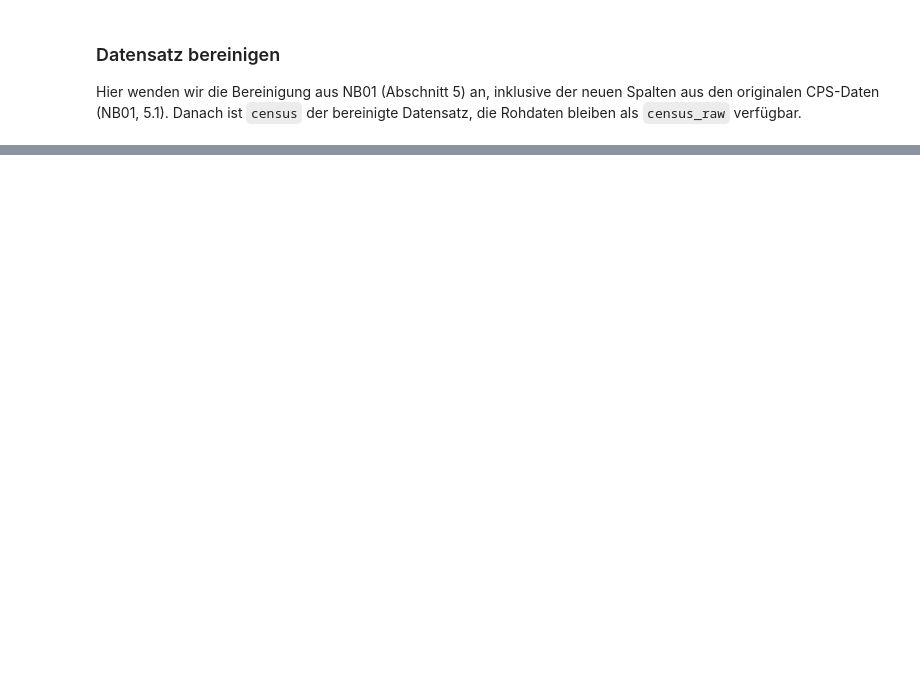
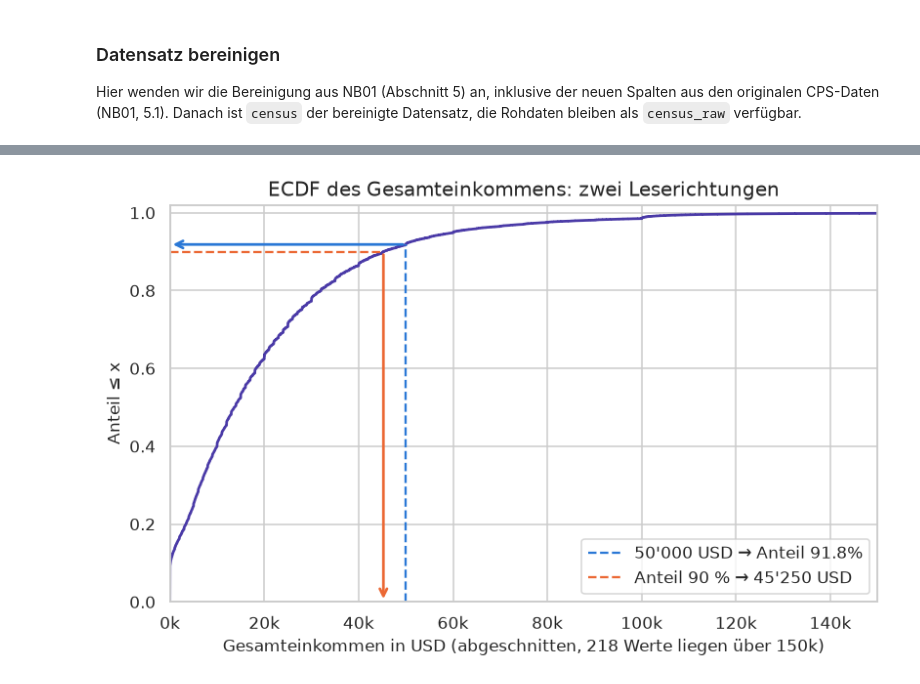
Before and after one commit to Manuel-Schmid/census-income-analysis, a Jupyter notebook: src/statistics_project/dataset_analysis_notebooks/NB02.ipynb, the cells around one changed output, grey strips where cells are left out. Saved outputs shown, nothing was run; the diff lists cells and outputs as text; code cells hidden in the pictures; blank space fills up the shorter version.

```diff
--- a/src/statistics_project/dataset_analysis_notebooks/NB02.ipynb
+++ b/src/statistics_project/dataset_analysis_notebooks/NB02.ipynb
@@ -168,0 +421,13 @@ print(fehlend[fehlend > 0].sort_values(ascending=False))
+# %%
+quantile = einkommen.quantile([0.25, 0.50, 0.75, 0.90, 0.95, 0.99])
+quantile.index = ["Q1 (25 %)", "Median (50 %)", "Q3 (75 %)", "P90", "P95", "P99"]
+print(quantile.round(0))
+
+schwelle = 50000
+anzahl_bis_schwelle = (einkommen <= schwelle).sum()
+anteil_bis_schwelle = anzahl_bis_schwelle / len(einkommen)
+print(f"\nEinkommen -> Anteil (ECDF): {anzahl_bis_schwelle} von {len(einkommen)} Personen haben höchstens "
+      f"{zahl(schwelle)} USD, also {anteil_bis_schwelle:.1%}.")
+print(f"Anteil -> Einkommen (Quantil): 90 % haben höchstens {zahl(quantile['P90'])} USD.")
+print(f"\nP90 mit pandas: {zahl(einkommen.quantile(0.9))} USD, als Umkehrung der ECDF: "
+      f"{zahl(np.quantile(einkommen, 0.9, method='inverted_cdf'))} USD")
@@ -168,0 +447,24 @@ print(fehlend[fehlend > 0].sort_values(ascending=False))
+# %%
+x = np.sort(einkommen.to_numpy())
+y = np.arange(1, len(x) + 1) / len(x)
+p90 = quantile["P90"]
+
+fig, ax = plt.subplots(figsize=(8.5, 4.8))
+ax.step(x, y, where="post", color=FARBE_NACHHER, linewidth=1.8)
+# Einkommen -> Anteil: von 50'000 senkrecht zur Treppe, dann waagrecht zur y-Achse
+ax.plot([schwelle, schwelle], [0, anteil_bis_schwelle], color=FARBE_MITTELWERT, linestyle="--", linewidth=1.5,
+        label=f"50'000 USD → Anteil {anteil_bis_schwelle:.1%}")
+ax.annotate("", xy=(0, anteil_bis_schwelle), xytext=(schwelle, anteil_bis_schwelle),
+            arrowprops={"arrowstyle": "->", "color": FARBE_MITTELWERT, "linewidth": 1.8})
+# Anteil -> Einkommen: von 0.9 waagrecht zur Treppe, dann senkrecht zur x-Achse
+ax.plot([0, p90], [0.9, 0.9], color=FARBE_MEDIAN, linestyle="--", linewidth=1.5,
+        label=f"Anteil 90 % → {zahl(p90)} USD")
+ax.annotate("", xy=(p90, 0), xytext=(p90, 0.9), arrowprops={"arrowstyle": "->", "color": FARBE_MEDIAN, "linewidth": 1.8})
+ax.xaxis.set_major_formatter(lambda x, pos: f"{x / 1000:.0f}k")
+ax.set(title="ECDF des Gesamteinkommens: zwei Leserichtungen", ylabel="Anteil ≤ x",
+       xlabel=f"Gesamteinkommen in USD (abgeschnitten, {(einkommen > 150000).sum()} Werte liegen über 150k)",
+       xlim=(0, 150000), ylim=(0, 1.02))
+ax.legend(loc="lower right")
+plt.show()
+# %% [output]
+[figure, added]
```
Also changed, not shown: parts of 69 cells of this notebook, 1 other file.
